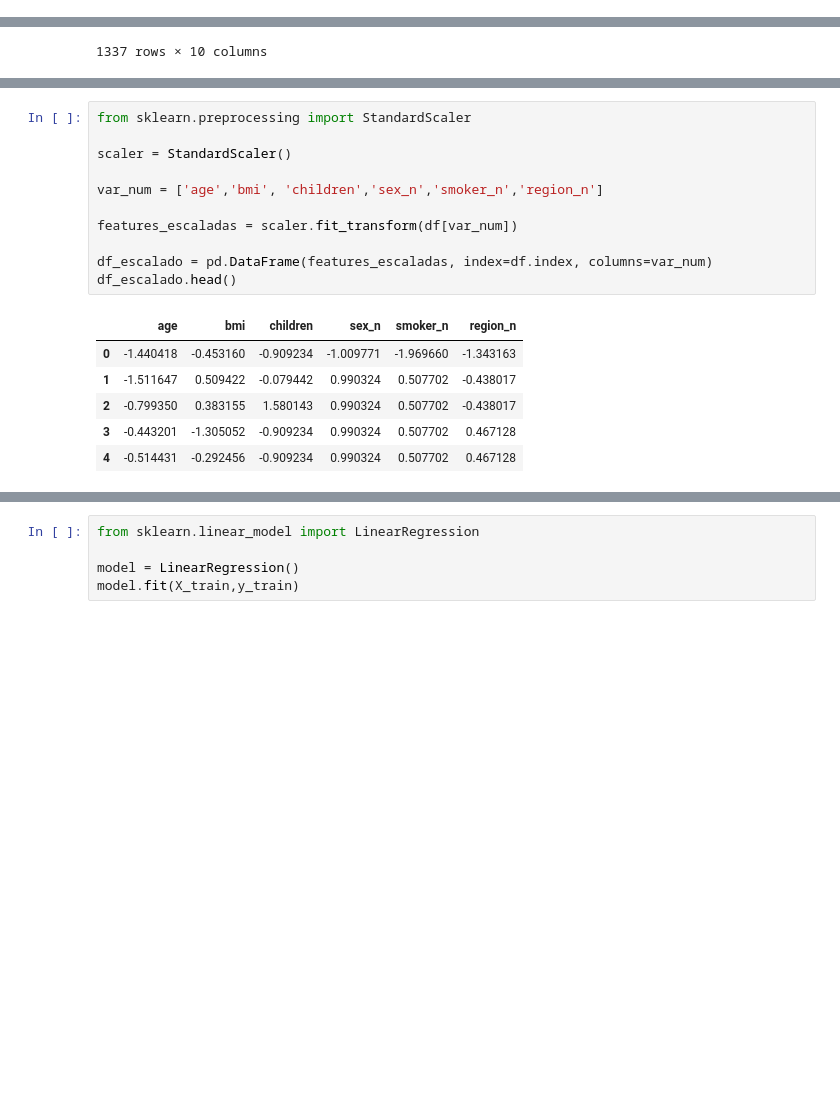
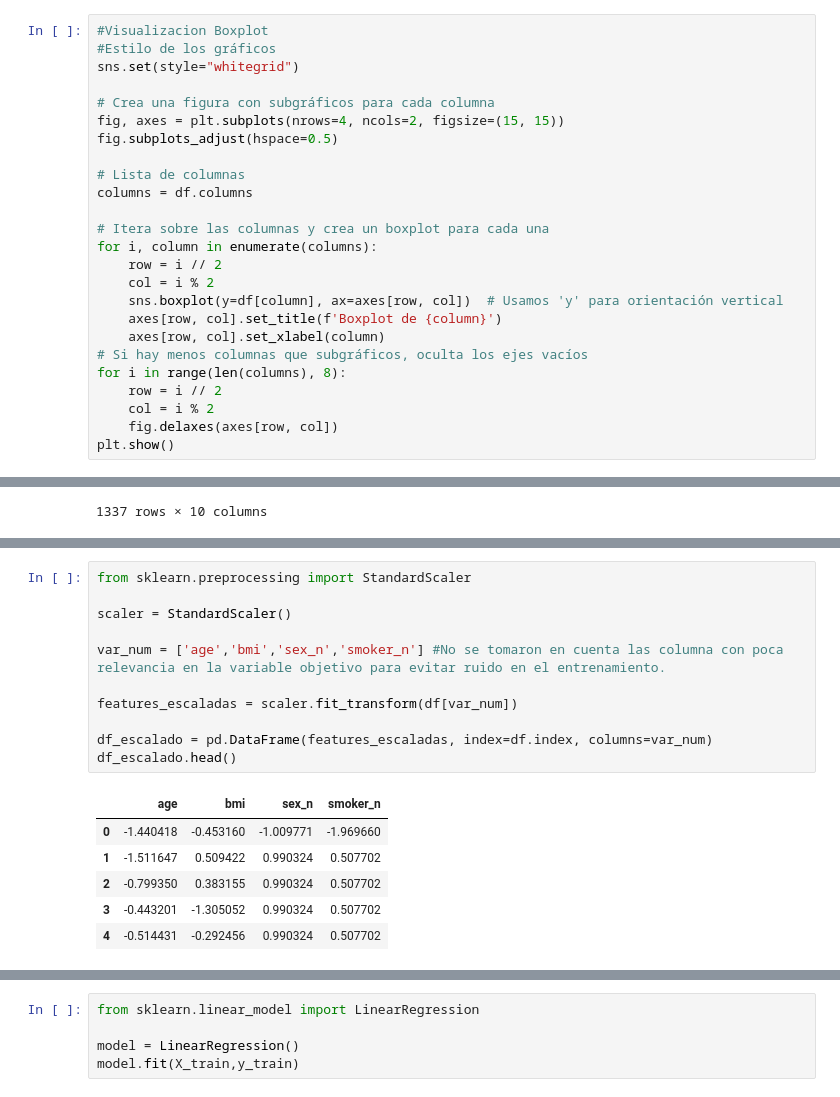
Before and after one commit to sopasoup/regresion-logistica-lineal, a Jupyter notebook: src/explore.ipynb, the cells around one changed output, grey strips where cells are left out. Drawn from its saved outputs; the diff is of its cells as text; blank space fills up the shorter version.

```diff
--- a/src/explore.ipynb
+++ b/src/explore.ipynb
@@ -42,0 +71,25 @@ memory usage: 73.2+ KB
+# %%
+#Visualizacion Boxplot
+#Estilo de los gráficos
+sns.set(style="whitegrid")
+
+# Crea una figura con subgráficos para cada columna
+fig, axes = plt.subplots(nrows=4, ncols=2, figsize=(15, 15))
+fig.subplots_adjust(hspace=0.5)
+
+# Lista de columnas
+columns = df.columns
+
+# Itera sobre las columnas y crea un boxplot para cada una
+for i, column in enumerate(columns):
+    row = i // 2
+    col = i % 2
+    sns.boxplot(y=df[column], ax=axes[row, col])  # Usamos 'y' para orientación vertical
+    axes[row, col].set_title(f'Boxplot de {column}')
+    axes[row, col].set_xlabel(column)
+# Si hay menos columnas que subgráficos, oculta los ejes vacíos
+for i in range(len(columns), 8):
+    row = i // 2
+    col = i % 2
+    fig.delaxes(axes[row, col])
+plt.show()
@@ -63,21 +169,21 @@ df
 # %%
 from sklearn.preprocessing import StandardScaler
 
 scaler = StandardScaler()
 
-var_num = ['age','bmi', 'children','sex_n','smoker_n','region_n']
+var_num = ['age','bmi','sex_n','smoker_n'] #No se tomaron en cuenta las columna con poca relevancia en la variable objetivo para evitar ruido en el entrenamiento.
 
 features_escaladas = scaler.fit_transform(df[var_num])
 
 df_escalado = pd.DataFrame(features_escaladas, index=df.index, columns=var_num)
 df_escalado.head()
 # %% [output]
-|  | age | bmi | children | sex_n | smoker_n | region_n |
-| 0 | -1.440418 | -0.453160 | -0.909234 | -1.009771 | -1.969660 | -1.343163 |
-| 1 | -1.511647 | 0.509422 | -0.079442 | 0.990324 | 0.507702 | -0.438017 |
-| 2 | -0.799350 | 0.383155 | 1.580143 | 0.990324 | 0.507702 | -0.438017 |
-| 3 | -0.443201 | -1.305052 | -0.909234 | 0.990324 | 0.507702 | 0.467128 |
-| 4 | -0.514431 | -0.292456 | -0.909234 | 0.990324 | 0.507702 | 0.467128 |
+|  | age | bmi | sex_n | smoker_n |
+| 0 | -1.440418 | -0.453160 | -1.009771 | -1.969660 |
+| 1 | -1.511647 | 0.509422 | 0.990324 | 0.507702 |
+| 2 | -0.799350 | 0.383155 | 0.990324 | 0.507702 |
+| 3 | -0.443201 | -1.305052 | 0.990324 | 0.507702 |
+| 4 | -0.514431 | -0.292456 | 0.990324 | 0.507702 |
 # %%
 df_escalado.describe()
 # %% [output]
```
Also changed, not shown: parts of 14 cells of this notebook.
